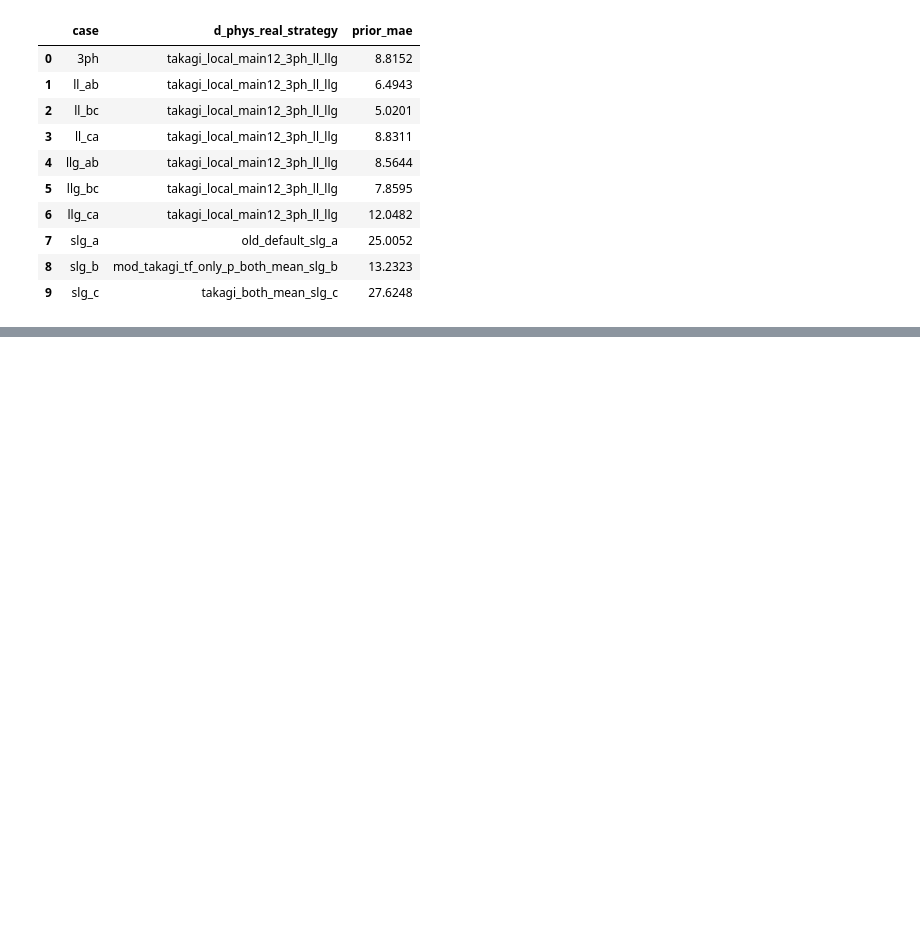
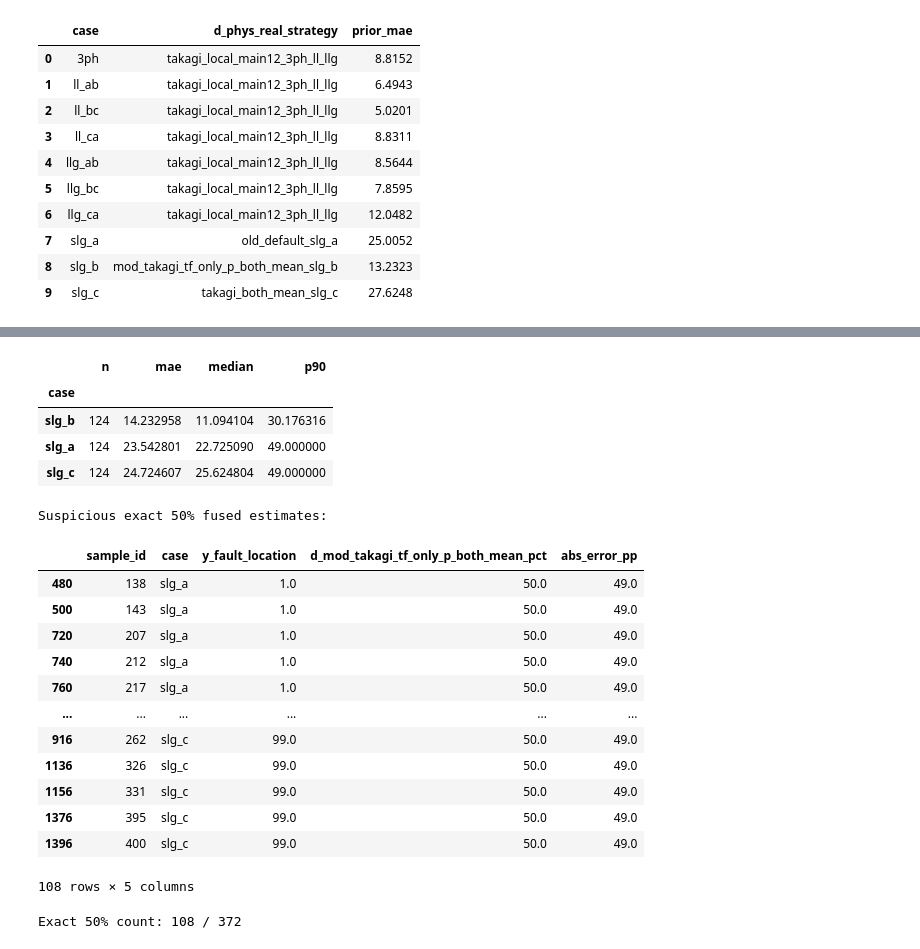
Before and after one commit to sagar-crypto/Masters_thesis_PR_LABS, a Jupyter notebook: EDA.ipynb, the cells around one changed output, grey strips where cells are left out. Cells and saved outputs as stored; diff of their text form; code cells hidden in the pictures; blank space fills up the shorter version.

```diff
--- a/EDA.ipynb
+++ b/EDA.ipynb
@@ -5728,0 +7187,54 @@ Case-wise prior MAE:
+# %%
+prior_col = "d_mod_takagi_tf_only_p_both_mean_pct"
+
+if prior_col not in slg.columns:
+    candidates = [
+        c for c in slg.columns
+        if "mod_takagi" in c.lower()
+        and "both_mean" in c.lower()
+        and c.endswith("_pct")
+    ]
+    raise ValueError(
+        f"{prior_col!r} not found. Candidate fused modified-Takagi columns:\n{candidates}"
+    )
+
+eval_df = slg[
+    ["sample_id", "case", "y_fault_location", prior_col]
+].copy()
+
+eval_df[prior_col] = pd.to_numeric(eval_df[prior_col], errors="coerce")
+eval_df = eval_df.dropna(subset=[prior_col])
+
+eval_df["abs_error_pp"] = (
+    eval_df[prior_col] - eval_df["y_fault_location"]
+).abs()
+
+print("Valid SLG estimates:", len(eval_df))
+print(f"SLG MAE:    {eval_df['abs_error_pp'].mean():.3f} pp")
+print(f"SLG median: {eval_df['abs_error_pp'].median():.3f} pp")
+print(f"SLG P90:    {eval_df['abs_error_pp'].quantile(0.90):.3f} pp")
+print(f"SLG max:    {eval_df['abs_error_pp'].max():.3f} pp")
+
+print("\nSLG error by fault type:")
+display(
+    eval_df.groupby("case")["abs_error_pp"]
+           .agg(
+               n="size",
+               mae="mean",
+               median="median",
+               p90=lambda x: x.quantile(0.90),
+           )
+           .sort_values("mae")
+)
+
+print("\nSuspicious exact 50% fused estimates:")
+exact_50 = eval_df.loc[np.isclose(eval_df[prior_col], 50.0)]
+
+display(
+    exact_50.sort_values(["case", "y_fault_location"])[
+        ["sample_id", "case", "y_fault_location", prior_col, "abs_error_pp"]
+    ]
+)
+
+print(f"Exact 50% count: {len(exact_50)} / {len(eval_df)}")
+# %% [output]
@@ -5728,0 +7248,20 @@ Case-wise prior MAE:
+|  | n | mae | median | p90 |
+| case |  |  |  |  |
+| slg_b | 124 | 14.232958 | 11.094104 | 30.176316 |
+| slg_a | 124 | 23.542801 | 22.725090 | 49.000000 |
+| slg_c | 124 | 24.724607 | 25.624804 | 49.000000 |
+Suspicious exact 50% fused estimates:
+|  | sample_id | case | y_fault_location | d_mod_takagi_tf_only_p_both_mean_pct | abs_error_pp |
+| 480 | 138 | slg_a | 1.0 | 50.0 | 49.0 |
+| 500 | 143 | slg_a | 1.0 | 50.0 | 49.0 |
+| 720 | 207 | slg_a | 1.0 | 50.0 | 49.0 |
+| 740 | 212 | slg_a | 1.0 | 50.0 | 49.0 |
+| 760 | 217 | slg_a | 1.0 | 50.0 | 49.0 |
+| ... | ... | ... | ... | ... | ... |
+| 916 | 262 | slg_c | 99.0 | 50.0 | 49.0 |
+| 1136 | 326 | slg_c | 99.0 | 50.0 | 49.0 |
+| 1156 | 331 | slg_c | 99.0 | 50.0 | 49.0 |
+| 1376 | 395 | slg_c | 99.0 | 50.0 | 49.0 |
+| 1396 | 400 | slg_c | 99.0 | 50.0 | 49.0 |
+108 rows × 5 columns
+Exact 50% count: 108 / 372
```
Also changed, not shown: parts of 10 cells of this notebook, 9 other files.
